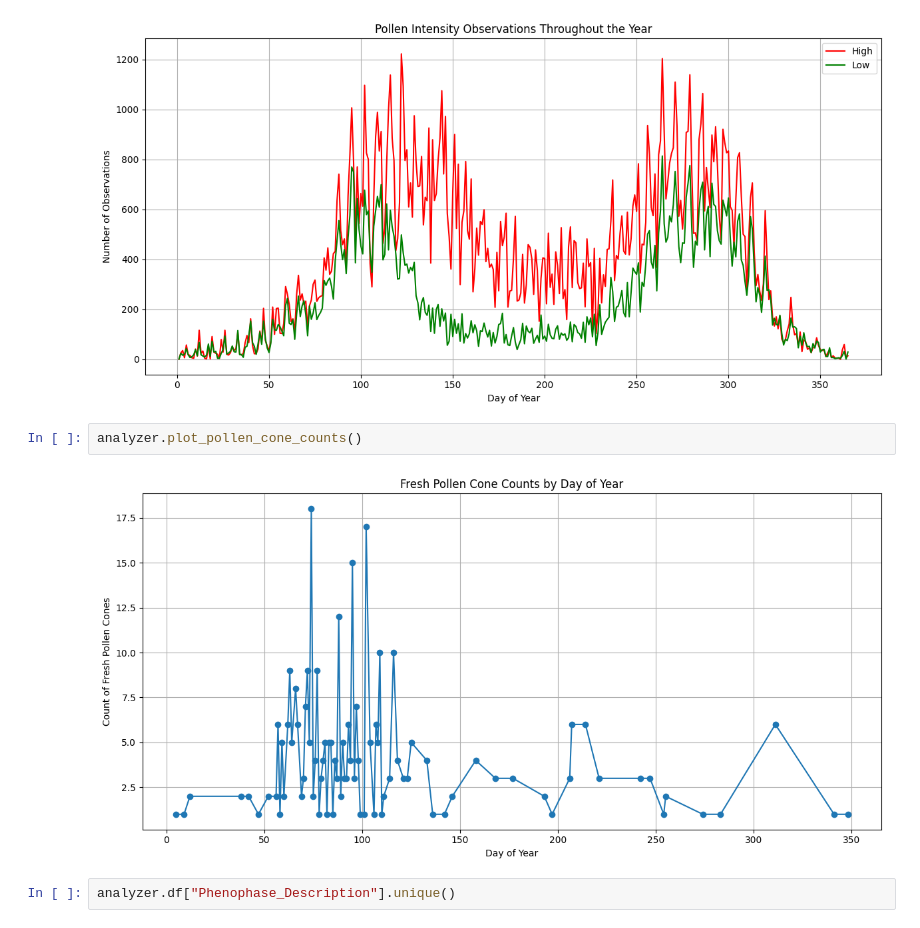
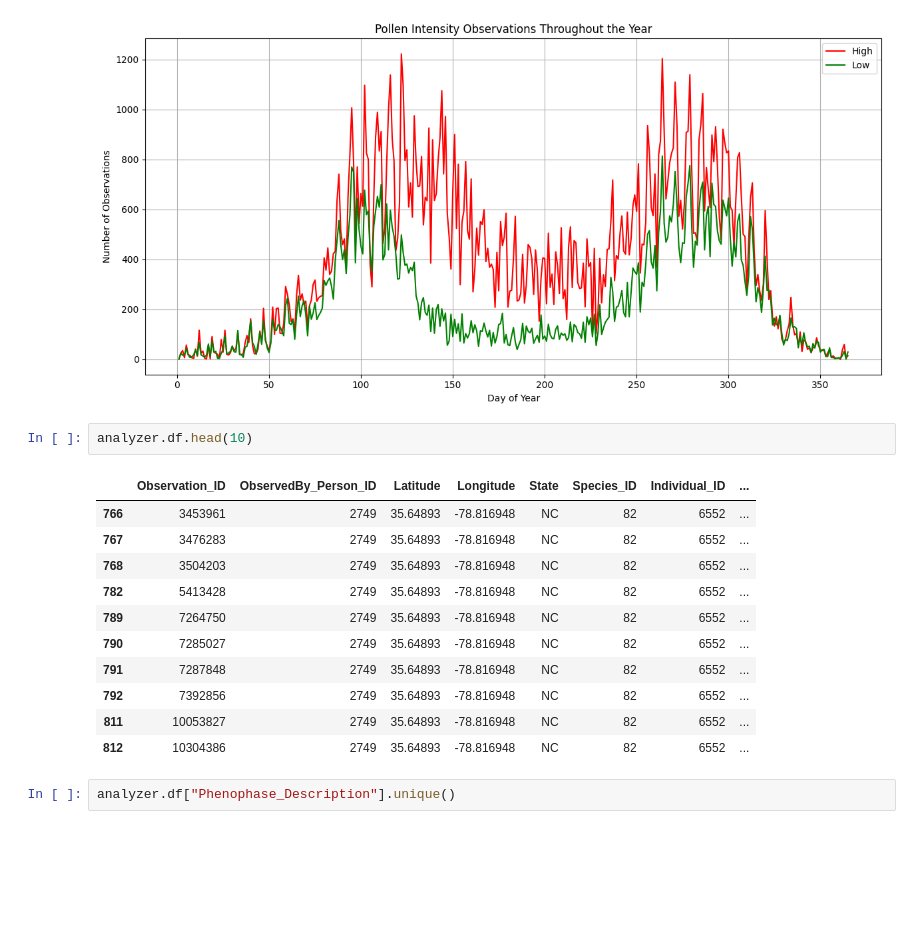
Before and after one commit to abdul8117/geog398e-project, a Jupyter notebook: scripts/notebook.ipynb, the cells around one changed output. Drawn from its saved outputs; the diff is of its cells as text; blank space fills up the shorter version.

```diff
--- a/scripts/notebook.ipynb
+++ b/scripts/notebook.ipynb
@@ -9,10 +14,20 @@ analyzer = PollenDataAnalyzer(
 analyzer.plot_intensity_counts()
 # %% [output]
 [figure]
-# %%
-analyzer.plot_pollen_cone_counts()
-# %% [output]
-[figure, removed]
+# %%
+analyzer.df.head(10)
+# %% [output]
+|  | Observation_ID | ObservedBy_Person_ID | Latitude | Longitude | State | Species_ID | Individual_ID | ... |
+| 766 | 3453961 | 2749 | 35.64893 | -78.816948 | NC | 82 | 6552 | ... |
+| 767 | 3476283 | 2749 | 35.64893 | -78.816948 | NC | 82 | 6552 | ... |
+| 768 | 3504203 | 2749 | 35.64893 | -78.816948 | NC | 82 | 6552 | ... |
+| 782 | 5413428 | 2749 | 35.64893 | -78.816948 | NC | 82 | 6552 | ... |
+| 789 | 7264750 | 2749 | 35.64893 | -78.816948 | NC | 82 | 6552 | ... |
+| 790 | 7285027 | 2749 | 35.64893 | -78.816948 | NC | 82 | 6552 | ... |
+| 791 | 7287848 | 2749 | 35.64893 | -78.816948 | NC | 82 | 6552 | ... |
+| 792 | 7392856 | 2749 | 35.64893 | -78.816948 | NC | 82 | 6552 | ... |
+| 811 | 10053827 | 2749 | 35.64893 | -78.816948 | NC | 82 | 6552 | ... |
+| 812 | 10304386 | 2749 | 35.64893 | -78.816948 | NC | 82 | 6552 | ... |
 # %%
 analyzer.df["Phenophase_Description"].unique()
 # %% [output]
```
Also changed, not shown: parts of 6 cells of this notebook, 2 other files.
